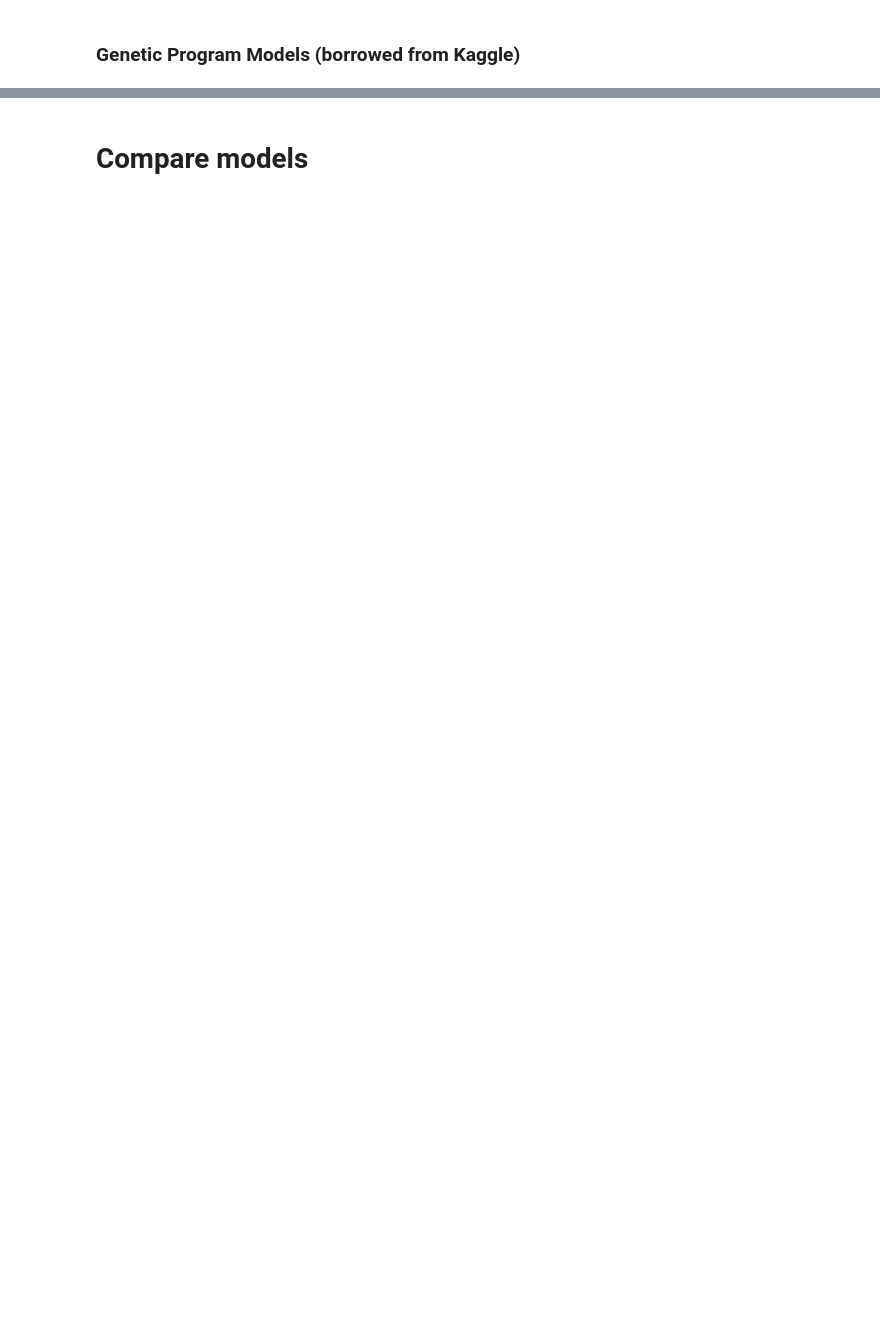
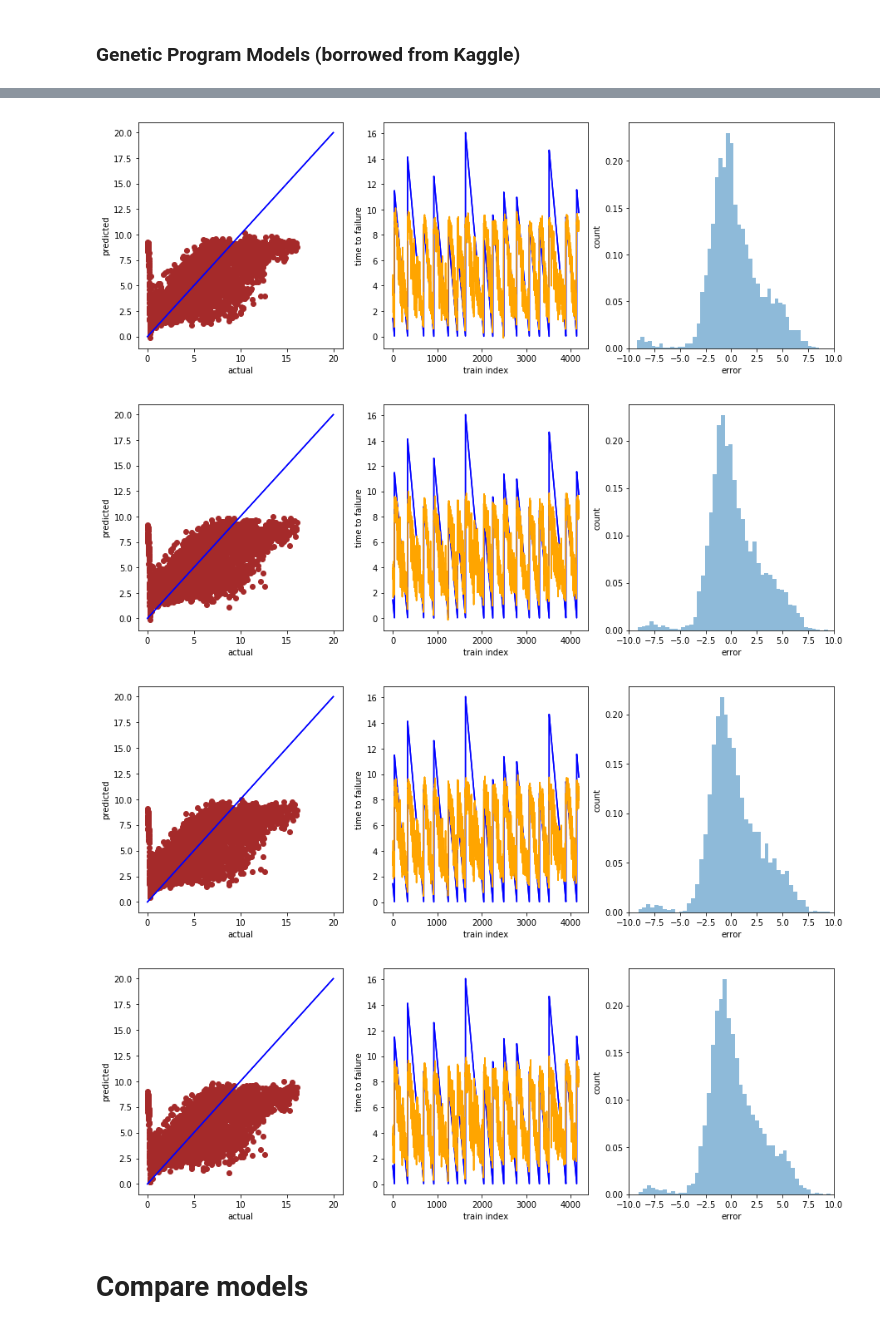
Before and after one commit to ricarddelgado/lanl-earthquake-kaggle, a Jupyter notebook: lanl_master_notebookv3.ipynb, the cells around one changed output, grey strips where cells are left out. Cells and saved outputs as stored; diff of their text form; code cells hidden in the pictures; blank space fills up the shorter version.

```diff
--- a/lanl_master_notebookv3.ipynb
+++ b/lanl_master_notebookv3.ipynb
@@ -439,7 +500,8 @@ oof_gpi, prediction_gpi, scores_gpi = train_model(X=X_train_scaled,
                                                   y=y_tr,
                                                   folds=folds_models,
                                                   params=params_gpi,
-                                                  model_type='gpi')
+                                                  model_type='gpi',
+                                                  show_scatter=True)
 
 params_gpi_new = {
     'activation':'atan'
@@ -449,7 +511,8 @@ oof_gpi_new, prediction_gpi_new, scores_gpi_new = train_model(X=X_train_scaled,
                                                               y=y_tr,
                                                               folds=folds_models,
                                                               params=params_gpi_new,
-                                                              model_type='gpi_new')
+                                                              model_type='gpi_new',
+                                                              show_scatter=True)
 
 params_gpii_new = {
     'activation':'atan'
@@ -459,7 +522,8 @@ oof_gpii_new, prediction_gpii_new, scores_gpii_new = train_model(X=X_train_scale
                                                                  y=y_tr,
                                                                  folds=folds_models,
                                                                  params=params_gpii_new,
-                                                                 model_type='gpii_new')
+                                                                 model_type='gpii_new',
+                                                                 show_scatter=True)
 
 params_gpiii_new = {
     'activation':'atan'
@@ -469,4 +533,6 @@ oof_gpiii_new, prediction_gpiii_new, scores_gpiii_new = train_model(X=X_train_sc
                                                                     y=y_tr,
                                                                     folds=folds_models,
                                                                     params=params_gpiii_new,
-                                                                    model_type='gpiii_new')
+                                                                    model_type='gpiii_new',
+                                                                    show_scatter=True)
+# %% [output]
@@ -473,3 +556,7 @@ oof_gpiii_new, prediction_gpiii_new, scores_gpiii_new = train_model(X=X_train_sc
+[figure, added]
+[figure, added]
+[figure, added]
+[figure, added]
 # %% [markdown]
 # Compare models
 # %%
```
Also changed, not shown: parts of 22 cells of this notebook, 1 other file.
